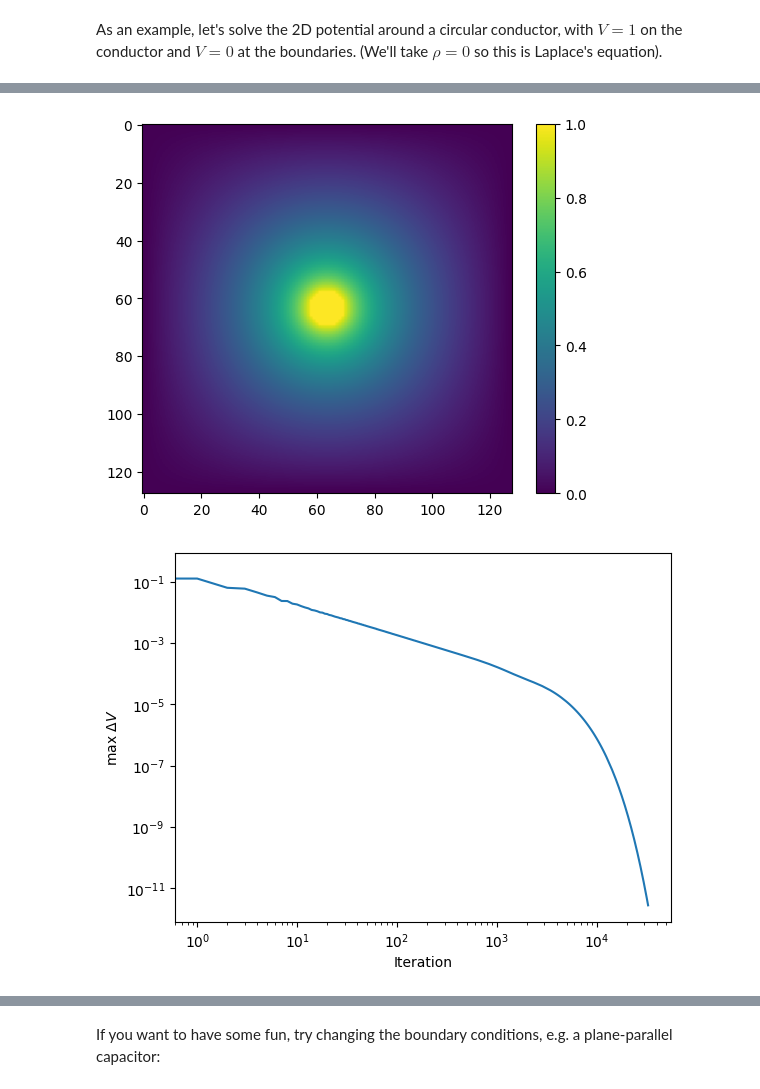
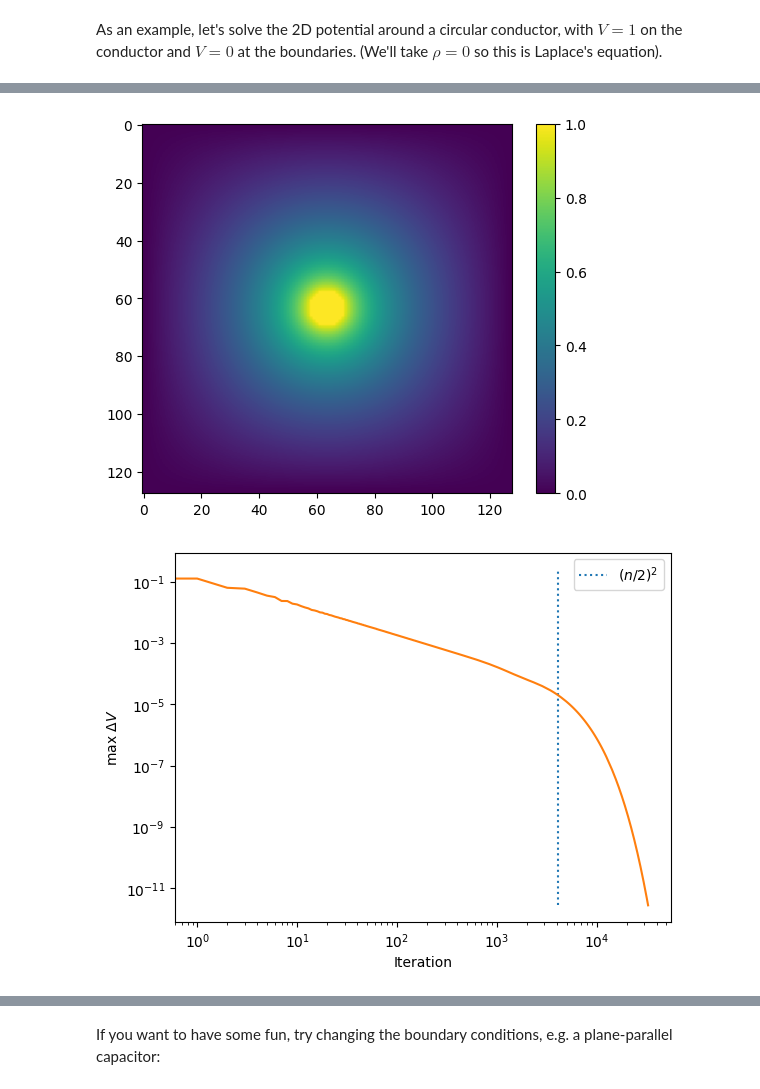
Before and after one commit to andrewcumming/phys512, a Jupyter notebook: _sources/laplace.ipynb, the cells around one changed output, grey strips where cells are left out. Cells and saved outputs as stored; diff of their text form; code cells hidden in the pictures.

```diff
--- a/_sources/laplace.ipynb
+++ b/_sources/laplace.ipynb
@@ -86,6 +86,7 @@ plt.plot(np.arange(n), V[int(n/2),:], 'k--')
 plt.ylabel(r'$V$')
 plt.xlabel(r'$x$')
 
+# The diffusion time across the grid is ~n^2 so scale the number of iterations accordingly
 V_jacobi, deltaV_jacobi = laplace(mask, bc, 2*n*n, V)
 
 plt.plot(np.arange(n), V_jacobi[int(n/2),:], 'k')
@@ -97,11 +98,13 @@ plt.colorbar()
 plt.show()
 
 plt.clf()
+plt.plot([n**2/4,n**2/4], [min(deltaV_jacobi),max(deltaV_jacobi)], ':', label=r'$(n/2)^2$')
 plt.plot(np.arange(len(deltaV_jacobi)), deltaV_jacobi)
 plt.yscale('log')
 plt.xscale('log')
 plt.ylabel(r'max $\Delta V$')
 plt.xlabel('Iteration')
+plt.legend()
 plt.show()
 # %% [output]
 [figure]
@@ -109,3 +112,3 @@ plt.show()
 [figure]
 [figure]
-[figure, old version]
+[figure, new version]
```
Also changed, not shown: parts of 9 cells of this notebook, 7 other files.
